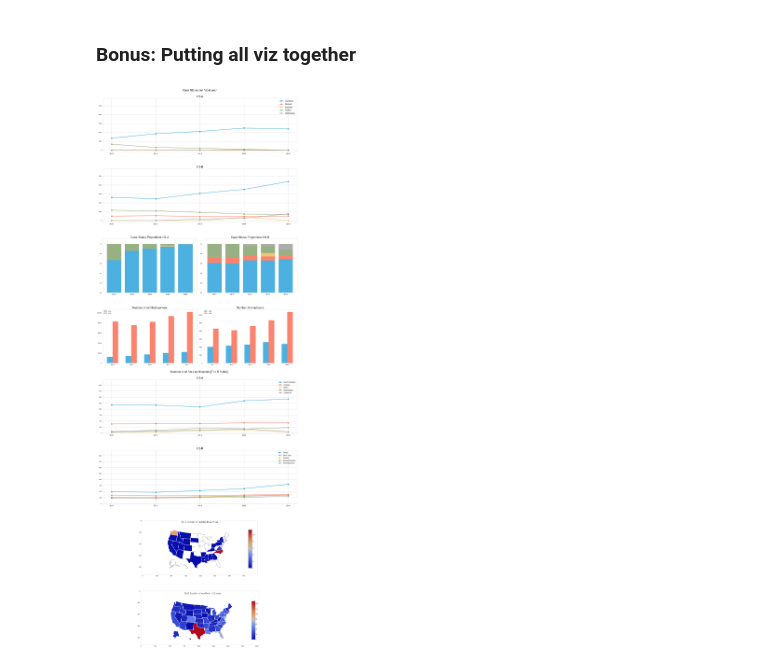
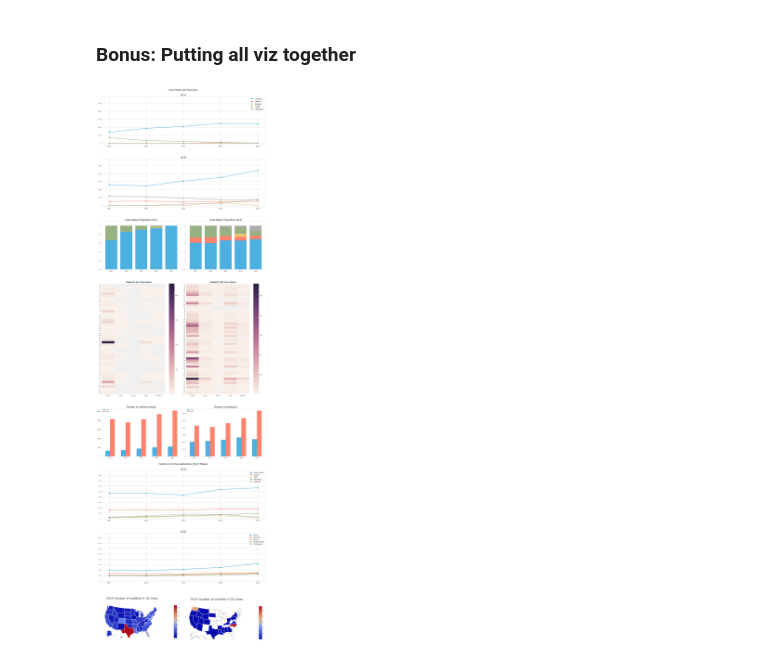
Before and after one commit to nachocarracedo/portfolio, a Jupyter notebook: H2_Visas/h2_visas_analysis.ipynb, the cells around one changed output. Cells and saved outputs as stored; diff of their text form; code cells hidden in the pictures.

```diff
--- a/H2_Visas/h2_visas_analysis.ipynb
+++ b/H2_Visas/h2_visas_analysis.ipynb
@@ -1180,17 +1212,19 @@ Image(filename='./maps/mapB.png')
 # %% [markdown]
 ### Bonus: Putting all viz together
 # %%
+import seaborn as sns
+
 apgpA = h2visas_dfA.groupby(['fy','case_status_sum'])['fy'].count()
 to_plotA = apgpA.unstack(level=1,fill_value=0)
 
 apgpB= h2visas_dfB.groupby(['fy','case_status_sum'])['fy'].count()
 to_plotB = apgpB.unstack(level=1,fill_value=0)
 
-fig = plt.figure(figsize=(20,55),facecolor='white')
+fig = plt.figure(figsize=(20,65),facecolor='white')
 
 ymax = np.max([np.max(np.max(to_plotA)),np.max(np.max(to_plotB))])
 
-ax1 = plt.subplot2grid((8,2), (0, 0),colspan=2)
+ax1 = plt.subplot2grid((9,2), (0, 0),colspan=2)
 ax1.set_facecolor('white')
 ax1.set(label='Year', title='Case Status per fiscal year \n\nH2-A',xticks=(np.arange(2011, 2016, 1.0)))
 ax1.ticklabel_format(useOffset=False)
@@ -1199,7 +1233,7 @@ ax1.legend(apgpA.index.levels[1],loc=0,prop={'size':15})
 ax1.set_ylim([-200,ymax])
 ax1.xaxis.set_tick_params(labelsize=13)
 
-ax2 = plt.subplot2grid((8,2), (1, 0),colspan=2)
+ax2 = plt.subplot2grid((9,2), (1, 0),colspan=2)
 ax2.set_facecolor('white')
 ax2.set(title='H2-B',xticks=(np.arange(2011, 2016, 1.0)))
 ax2.ticklabel_format(useOffset=False)
@@ -1239,7 +1273,7 @@ N = 5
 ind = list(range(2011,2016))
 width = 0.8
 
-ax1 = plt.subplot2grid((8,2), (2, 0))
+ax1 = plt.subplot2grid((9,2), (2, 0))
 ax1.set_facecolor('white')
 
 ax1.bar(ind, to_plotA['Certified'], width,alpha=0.7)
@@ -1261,7 +1295,7 @@ ax1.yaxis.grid(False)
 ax1.xaxis.grid(False)
 
 
-ax2 = plt.subplot2grid((8,2), (2, 1))
+ax2 = plt.subplot2grid((9,2), (2, 1))
 ax2.set_facecolor('white')
 
 ax2.bar(ind, to_plotB['Certified'], width,alpha=0.7)
@@ -1280,10 +1314,23 @@ ax2.ticklabel_format(useOffset=False)
 ax2.yaxis.grid(False)
 ax2.xaxis.grid(False)
 
+#######################
 
+h2visas_dfB = h2visas_df[h2visas_df['visa_type'] == 'H-2B']
+h2visas_dfA = h2visas_df[h2visas_df['visa_type'] == 'H-2A']
 
+ax1 = plt.subplot2grid((9,2), (3, 0),rowspan=2)
+sns.heatmap(h2visas_dfA.groupby('employer_state')['case_status_sum'].value_counts().unstack())
+ax1.set(title='                States/H-2A Visa Status')
 
+ax2 = plt.subplot2grid((9,2), (3, 1),rowspan=2)
+sns.heatmap(h2visas_dfB.groupby('employer_state')['case_status_sum'].value_counts().unstack())
+ax2.set(title='                States/H-2B Visa Status')
 
+ax1.set_ylabel('')
+ax1.set_xlabel('')
+ax2.set_ylabel('')
+ax2.set_xlabel('')
 
 
 ########################
@@ -1292,7 +1339,7 @@ width = 0.30       # the width of the bars
 to_plotA = h2visas_df.groupby(['visa_type','fy'])['n_certified'].sum().loc['H-2A'].loc[:2015]
 to_plotB= h2visas_df.groupby(['visa_type','fy'])['n_certified'].sum().loc['H-2B'].loc[:2015]
 
-ax1 = plt.subplot2grid((8,2), (3, 0))
+ax1 = plt.subplot2grid((9,2), (5, 0))
 ax1.set_facecolor('white')
 ax1.bar(to_plotA.index,to_plotA.values, width, alpha=0.7,label='H-2A')
 ax1.bar(to_plotB.index+width,to_plotB.values, width, alpha=0.7,label='H-2B')
@@ -1314,7 +1361,7 @@ to_plotB = h2visas_dfB.groupby("fy")['employer_name'].count().loc[:2015]
 
 
 
-ax2 = plt.subplot2grid((8,2), (3, 1))
+ax2 = plt.subplot2grid((9,2), (5, 1))
 ax2.set_facecolor('white')
 ax2.bar(to_plotA.index,to_plotA.values, width, alpha=0.7,label='H-2A')
 ax2.bar(to_plotB.index+width,to_plotB.values, width, alpha=0.7,label='H-2B')
@@ -1341,45 +1388,45 @@ to_plotB = apgpB.unstack(level=1,fill_value=0)
 
 ymax = np.max([np.max(np.max(to_plotA)),np.max(np.max(to_plotB))])
 
-ax1 = plt.subplot2grid((8,2), (4, 0),colspan=2)
+ax1 = plt.subplot2grid((9,2), (6, 0),colspan=2)
 ax1.set_facecolor('white')
 ax1.set(title='\nNumber of all Visa applications [Top 5 States] \n\nH2-A',xticks=(np.arange(2011, 2016, 1.0)))
 for st in top5_statesA:
     ax1.plot(to_plotA.loc[:2015][st],linestyle='-', marker='o',linewidth=3,markersize=10,alpha=0.7,label=states[st])
 
 ax1.set_ylim([-20,ymax+800])
 ax1.xaxis.set_tick_params(labelsize=13)
 ax1.legend(fontsize=13)
 
 
-ax2 = plt.subplot2grid((8,2), (5, 0),colspan=2)
+ax2 = plt.subplot2grid((9,2), (7, 0),colspan=2)
 ax2.set_facecolor('white')
 ax2.set(title='H2-B',xticks=(np.arange(2011, 2016, 1.0)))
 for st in top5_statesB:
     ax2.plot(to_plotB.loc[:2015][st],linestyle='-', marker='o',linewidth=3,markersize=10,alpha=0.7,label=states[st])
 
 ax2.set_ylim([-20,ymax+800])
 ax2.xaxis.set_tick_params(labelsize=13)
 ax2.legend(fontsize=13)
 
-
-
-ax7 = plt.subplot2grid((8,2), (6, 0),colspan=2)
+ax7 = plt.subplot2grid((9,2), (8, 0))
 
 import matplotlib.image as mpimg
-img1 = mpimg.imread('./maps/mapA.png')
+img1 = mpimg.imread('./maps/mapA2.png')
 ax7.imshow(img1)
 ax7.yaxis.grid(False)
 ax7.xaxis.grid(False)
+ax7.axis('off')
 
-ax8 = plt.subplot2grid((8,2), (7, 0),colspan=2)
-img1 = mpimg.imread('./maps/mapB.png')
+ax8 = plt.subplot2grid((9,2), (8, 1))
+img1 = mpimg.imread('./maps/mapB2.png')
 ax8.imshow(img1)
 ax8.yaxis.grid(False)
 ax8.xaxis.grid(False)
+ax8.axis('off')
 
 plt.savefig('./viz_example.png', bbox_inches='tight',facecolor=fig.get_facecolor(), edgecolor='none')
 plt.tight_layout()
 plt.show()
 # %% [output]
-[figure, old version]
+[figure, new version]
```
Also changed, not shown: parts of 17 cells of this notebook, 3 other files.
